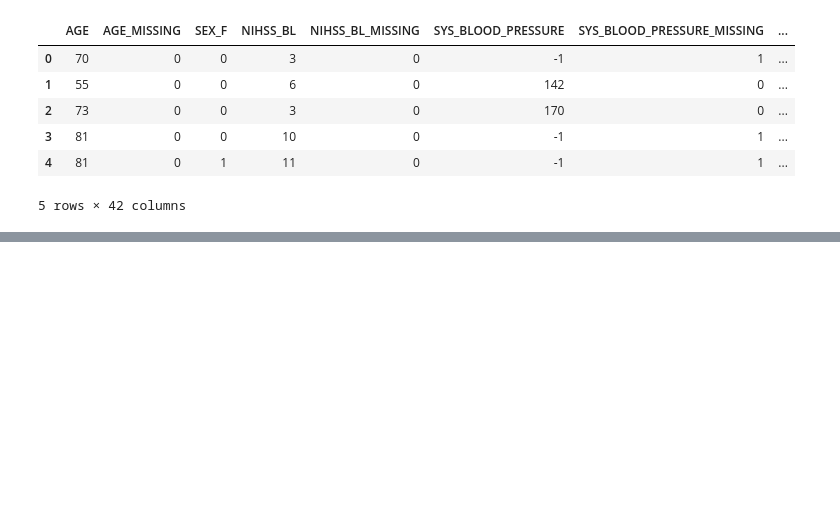
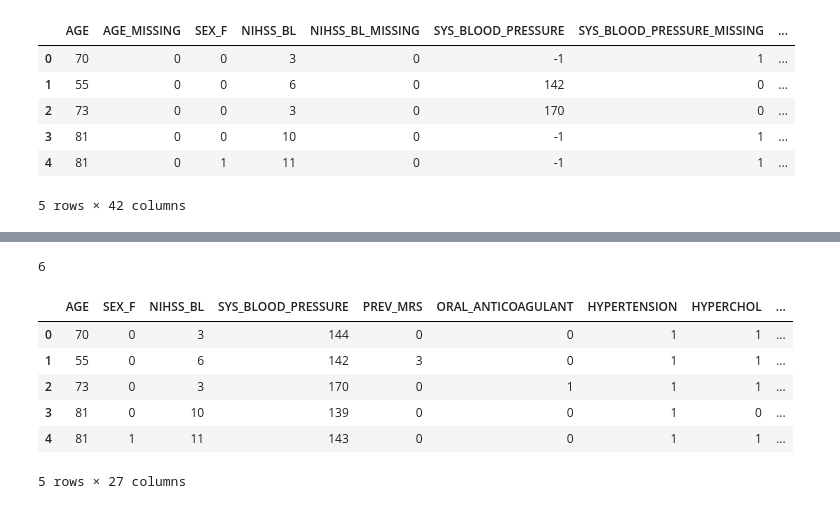
Before and after one commit to POskar/GenerativeMLForPrecisionMedicine, a Jupyter notebook: main.ipynb, the cells around one changed output, grey strips where cells are left out. Cells and saved outputs as stored; diff of their text form; code cells hidden in the pictures; blank space fills up the shorter version.

```diff
--- a/main.ipynb
+++ b/main.ipynb
@@ -42,9 +131,0 @@ df_filtered.head()
-# %%
-target_feature = 'MRS_90'
-y = df.filter([target_feature])
-
-# Because of the warning given while imputing missing values, 'SERUM_GLUCOSE' and 'VALV_HEART' columns are removed due to not having any other entry than '-1' value.
-df = df.drop(columns={target_feature, 'SERUM_GLUCOSE', 'VALV_HEART'}, axis=1)
-
-# All columns containing information about the missingness are removed
-df = df[df.columns.drop(list(df.filter(regex='MISSING')))]
@@ -189,0 +132,27 @@ ValueError: Classification metrics can't handle a mix of multiclass and continuo
+# %%
+y_pred = gmm.predict(temp_df)
+y_pred[0]
+# %% [output]
+6
+# %%
+mean_vector = gmm.means_[y_pred[0]]
+covariance_matrix = gmm.covariances_[y_pred[0]]
+
+for missing_flag_col in missing_flag_cols:
+    value_col = missing_flag_col.replace('_MISSING', '')
+    column_index = imputer_df.columns.get_loc(value_col)
+
+    for index in range(temp_df.shape[0]):
+        if df.loc[index, missing_flag_col] == 1:
+            manual_sample = np.random.multivariate_normal(mean_vector, covariance_matrix)
+            temp_df.loc[index, value_col] = int(manual_sample[column_index])
+
+temp_df.head()
+# %% [output]
+|  | AGE | SEX_F | NIHSS_BL | SYS_BLOOD_PRESSURE | PREV_MRS | ORAL_ANTICOAGULANT | HYPERTENSION | HYPERCHOL | ... |
+| 0 | 70 | 0 | 3 | 144 | 0 | 0 | 1 | 1 | ... |
+| 1 | 55 | 0 | 6 | 142 | 3 | 0 | 1 | 1 | ... |
+| 2 | 73 | 0 | 3 | 170 | 0 | 1 | 1 | 1 | ... |
+| 3 | 81 | 0 | 10 | 139 | 0 | 0 | 1 | 0 | ... |
+| 4 | 81 | 1 | 11 | 143 | 0 | 0 | 1 | 1 | ... |
+5 rows × 27 columns
```
Also changed, not shown: parts of 23 cells of this notebook, 2 other files.
